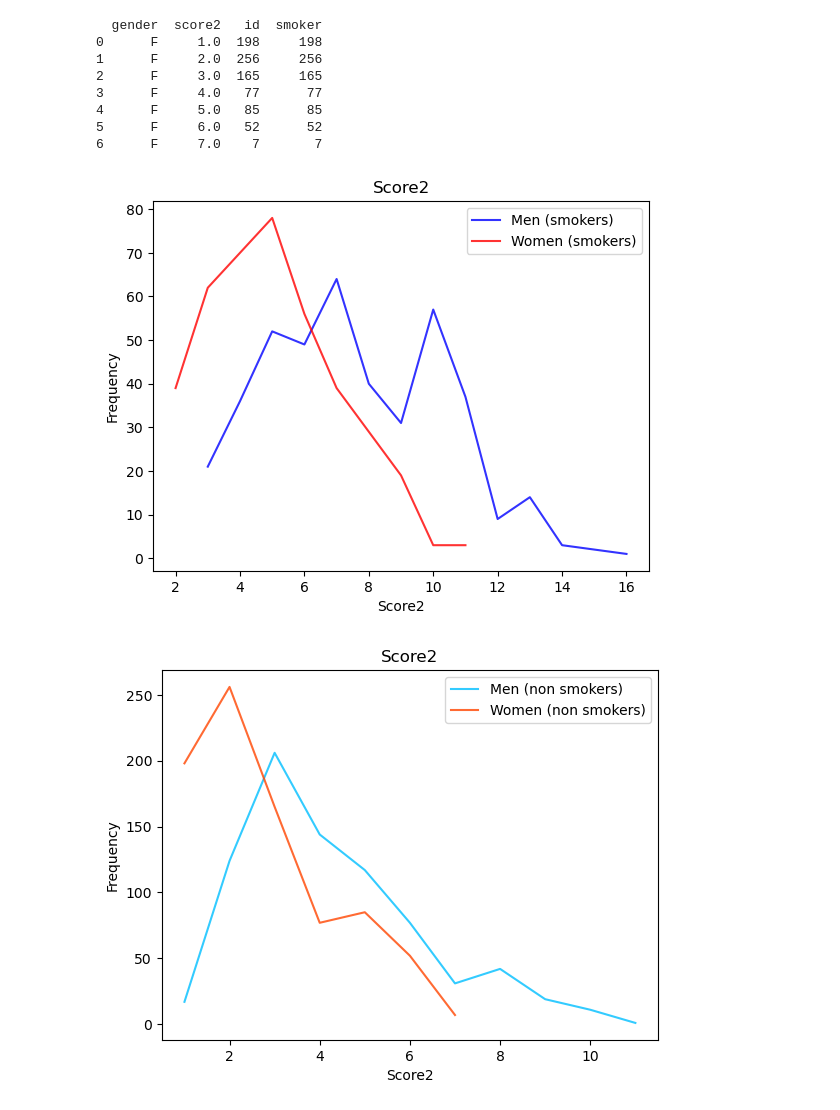
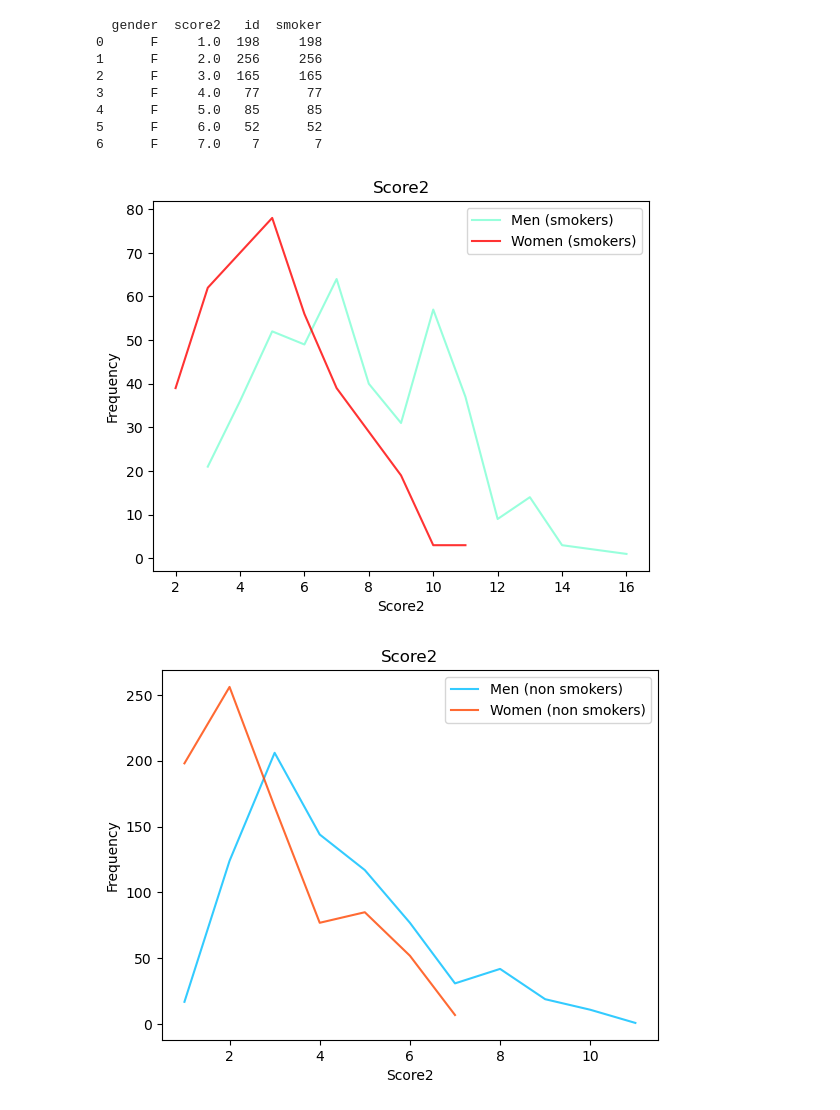
Before and after one commit to EatOreo/DifferentialPrivacyBiasExperiments, a Jupyter notebook: notebooks/score2.ipynb, the cells around one changed output. Drawn from its saved outputs; the diff is of its cells as text; code cells hidden in the pictures.

```diff
--- a/notebooks/score2.ipynb
+++ b/notebooks/score2.ipynb
@@ -55,34 +55,34 @@ for index, row in df.iterrows():
 # %%
 import matplotlib.pyplot as plt
 
 wdf = df2.where(df2.gender == 'F').where(df2.smoker == 0).dropna().groupby(['gender', 'score2']).count().reset_index()
 print(wdf)
 mdf = df2.where(df2.gender == 'M').where(df2.smoker == 0).dropna().groupby(['gender', 'score2']).count().reset_index()
 wsdf = df2.where(df2.gender == 'F').where(df2.smoker == 1).dropna().groupby(['gender', 'score2']).count().reset_index()
 msdf = df2.where(df2.gender == 'M').where(df2.smoker == 1).dropna().groupby(['gender', 'score2']).count().reset_index()
 
 # plt.bar(mdf["score2"], mdf["id"], width=0.9, align='center', label='Men (non smokers)', alpha=0.5, color='deepskyblue')
 # plt.bar(wdf["score2"], wdf["id"], width=0.9, align='center', label='Women (non smokers)', alpha=0.5, color='orangered')
 # plt.bar(msdf["score2"], msdf["id"], width=0.9, align='center', label='Men (smokers)', alpha=0.5, color='b')
 # plt.bar(wsdf["score2"], wsdf["id"], width=0.9, align='center', label='Women (smokers)', alpha=0.5, color='r')
 
-plt.plot(msdf["score2"], msdf["id"], label='Men (smokers)', alpha=0.8, color='b')
+plt.plot(msdf["score2"], msdf["id"], label='Men (smokers)', alpha=0.8, color='aquamarine')
 plt.plot(wsdf["score2"], wsdf["id"], label='Women (smokers)', alpha=0.8, color='r')
 plt.xlabel('Score2')
 plt.ylabel('Frequency')
 plt.title('Score2')
 plt.legend()
 plt.show()
 # %% [output]
   gender  score2   id  smoker
 0      F     1.0  198     198
 1      F     2.0  256     256
 2      F     3.0  165     165
 3      F     4.0   77      77
 4      F     5.0   85      85
 5      F     6.0   52      52
 6      F     7.0    7       7
-[figure, old version]
+[figure, new version]
 # %%
 plt.plot(mdf["score2"], mdf["id"], label='Men (non smokers)', alpha=0.8, color='deepskyblue')
 plt.plot(wdf["score2"], wdf["id"], label='Women (non smokers)', alpha=0.8, color='orangered')
```
Also changed, not shown: parts of 3 cells of this notebook.
